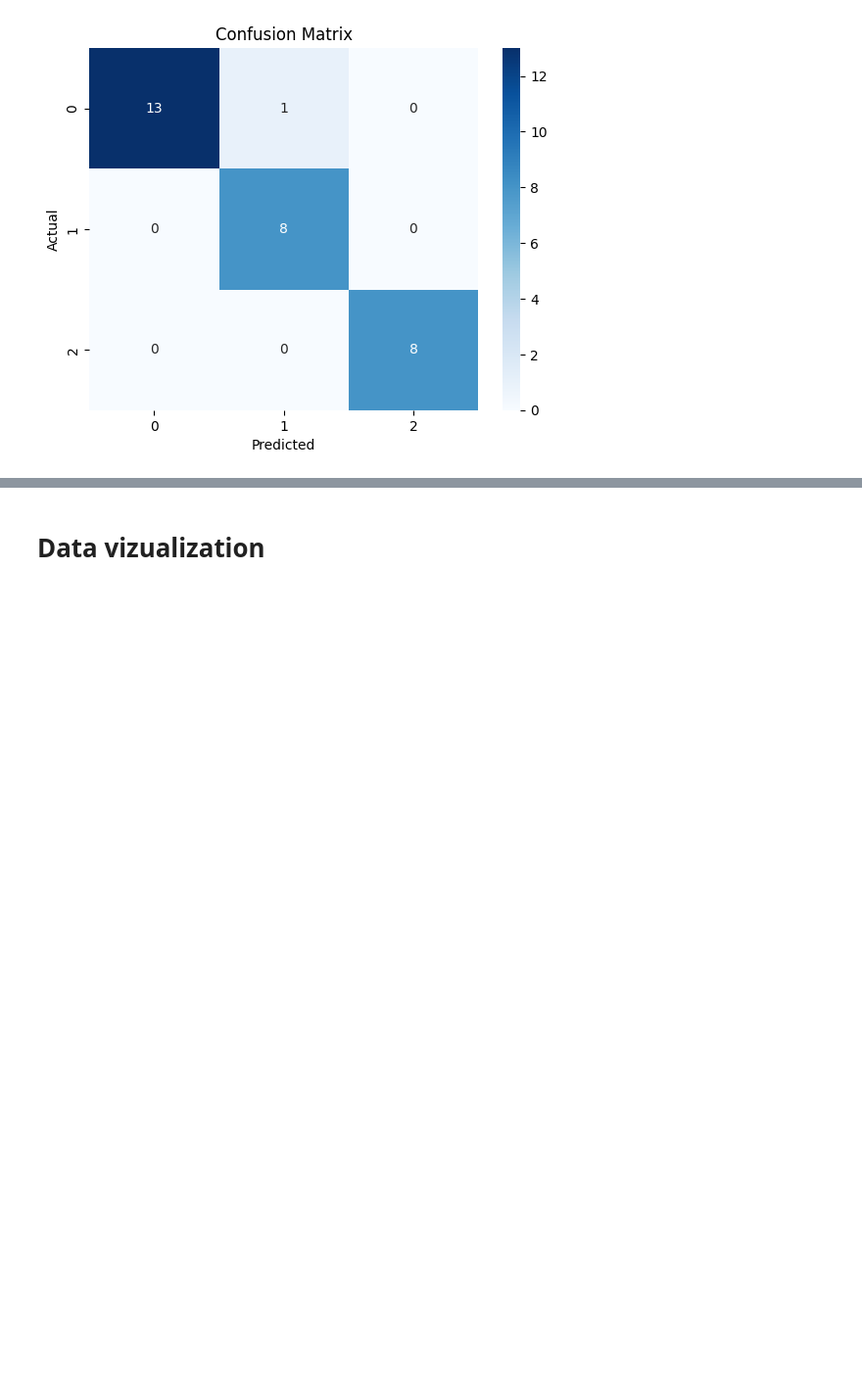
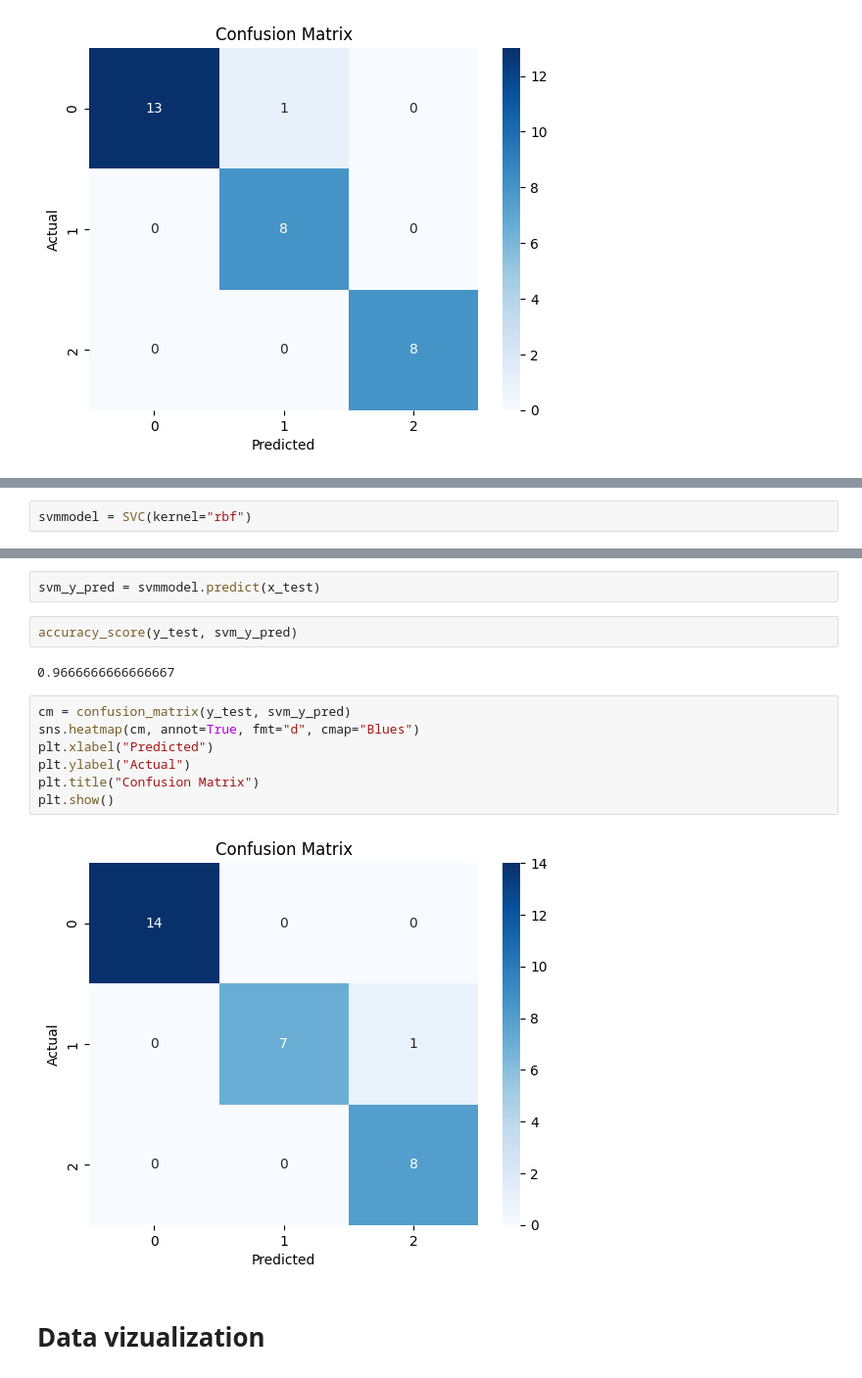
Before and after one commit to milenakowalska/flowers_classification_model, a Jupyter notebook: iris_classification.ipynb, the cells around one changed output, grey strips where cells are left out. Shown: that part at 98% size. Cells and saved outputs as stored; diff of their text form; blank space fills up the shorter version.

```diff
--- a/iris_classification.ipynb
+++ b/iris_classification.ipynb
@@ -193,0 +207,2 @@ plt.show()
+# %%
+svmmodel = SVC(kernel="rbf")
@@ -194,3 +213,18 @@ plt.show()
+# %%
+svm_y_pred = svmmodel.predict(x_test)
+# %%
+accuracy_score(y_test, svm_y_pred)
+# %% [output]
+0.9666666666666667
+# %%
+cm = confusion_matrix(y_test, svm_y_pred)
+sns.heatmap(cm, annot=True, fmt="d", cmap="Blues")
+plt.xlabel("Predicted")
+plt.ylabel("Actual")
+plt.title("Confusion Matrix")
+plt.show()
+# %% [output]
+[figure, added]
 # %% [markdown]
 # Data vizualization
 # %%
```
Also changed, not shown: parts of 14 cells of this notebook, 1 other file.
